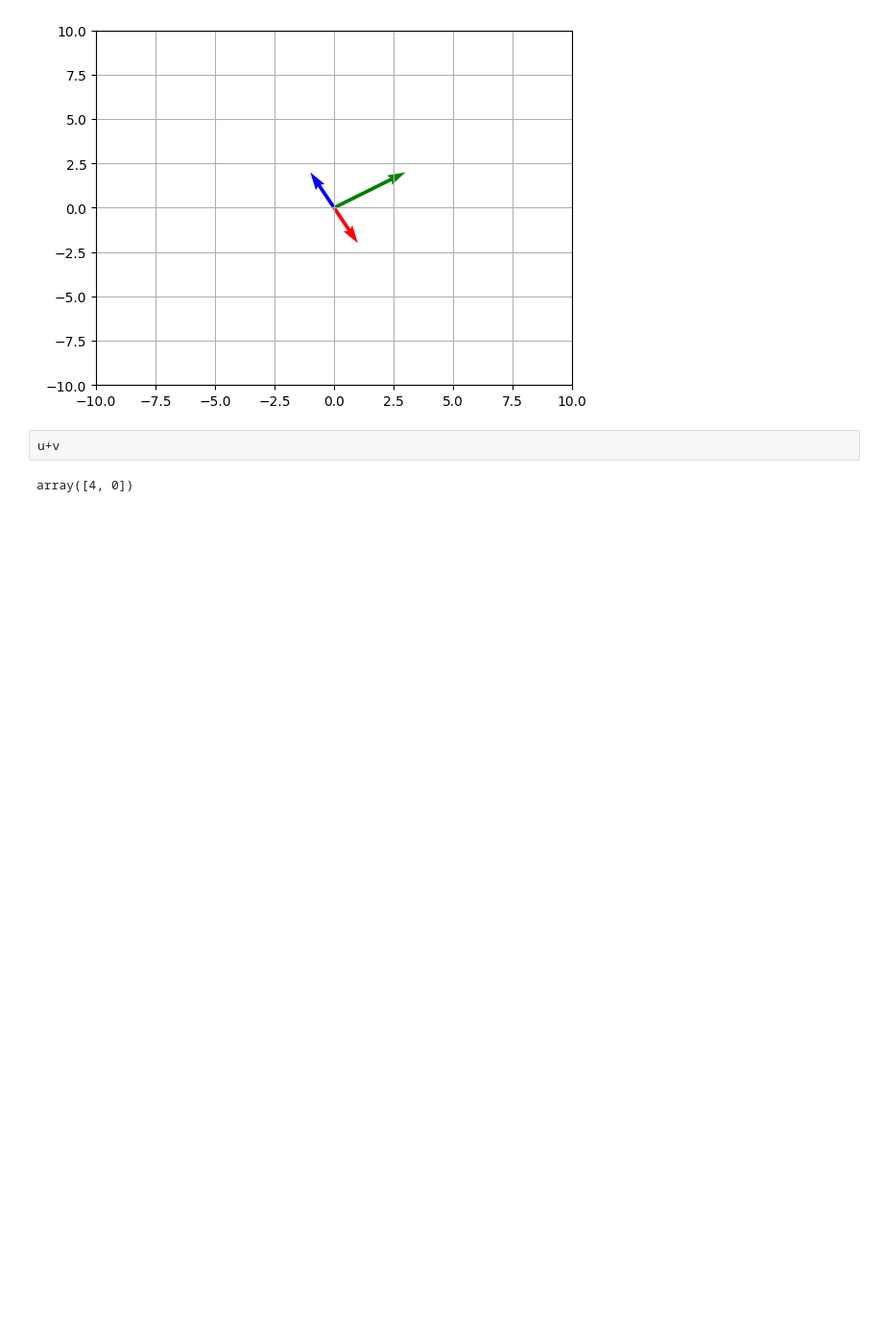
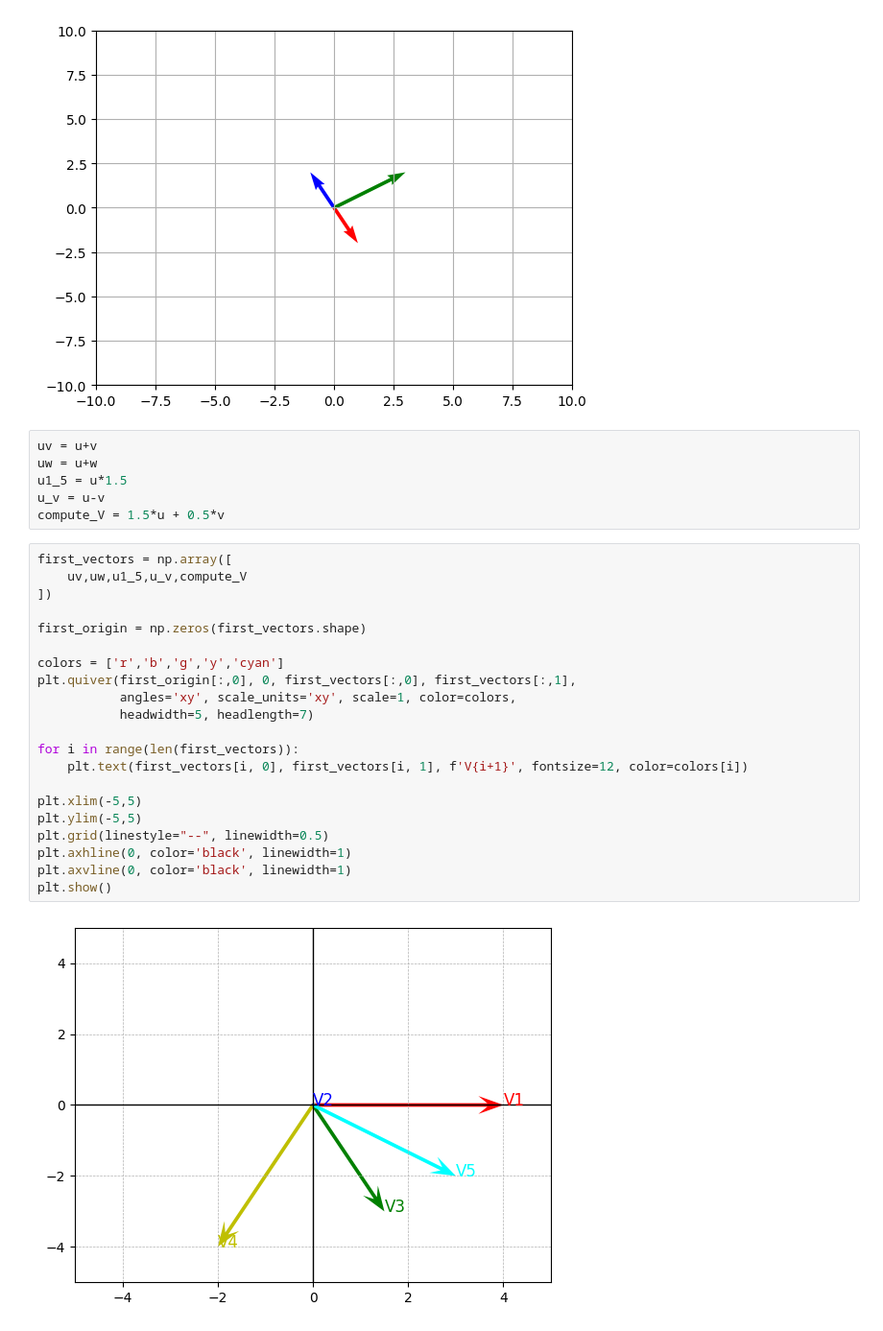
Before and after one commit to Metaphysicist1/FH-Kiel-Data-Science, a Jupyter notebook: MADS-MMS/04_tabular_data_tasks_solution.ipynb, the cells around one changed output. Shown: that part at 96% size. Drawn from its saved outputs; the diff is of its cells as text; blank space fills up the shorter version.

```diff
--- a/MADS-MMS/04_tabular_data_tasks_solution.ipynb
+++ b/MADS-MMS/04_tabular_data_tasks_solution.ipynb
@@ -19,7 +19,32 @@ plt.grid()
 plt.show()
 # %% [output]
 [figure]
-# %%
-u+v
-# %% [output]
-array([4, 0])
+# %%
+uv = u+v
+uw = u+w
+u1_5 = u*1.5
+u_v = u-v
+compute_V = 1.5*u + 0.5*v
+# %%
+first_vectors = np.array([
+    uv,uw,u1_5,u_v,compute_V
+])
+
+first_origin = np.zeros(first_vectors.shape)
+
+colors = ['r','b','g','y','cyan']
+plt.quiver(first_origin[:,0], 0, first_vectors[:,0], first_vectors[:,1],
+           angles='xy', scale_units='xy', scale=1, color=colors,
+           headwidth=5, headlength=7)
+
+for i in range(len(first_vectors)):
+    plt.text(first_vectors[i, 0], first_vectors[i, 1], f'V{i+1}', fontsize=12, color=colors[i])
+
+plt.xlim(-5,5)
+plt.ylim(-5,5)
+plt.grid(linestyle="--", linewidth=0.5)
+plt.axhline(0, color='black', linewidth=1)
+plt.axvline(0, color='black', linewidth=1)
+plt.show()
+# %% [output]
+[figure, added]
```
Also changed, not shown: parts of 10 cells of this notebook.
